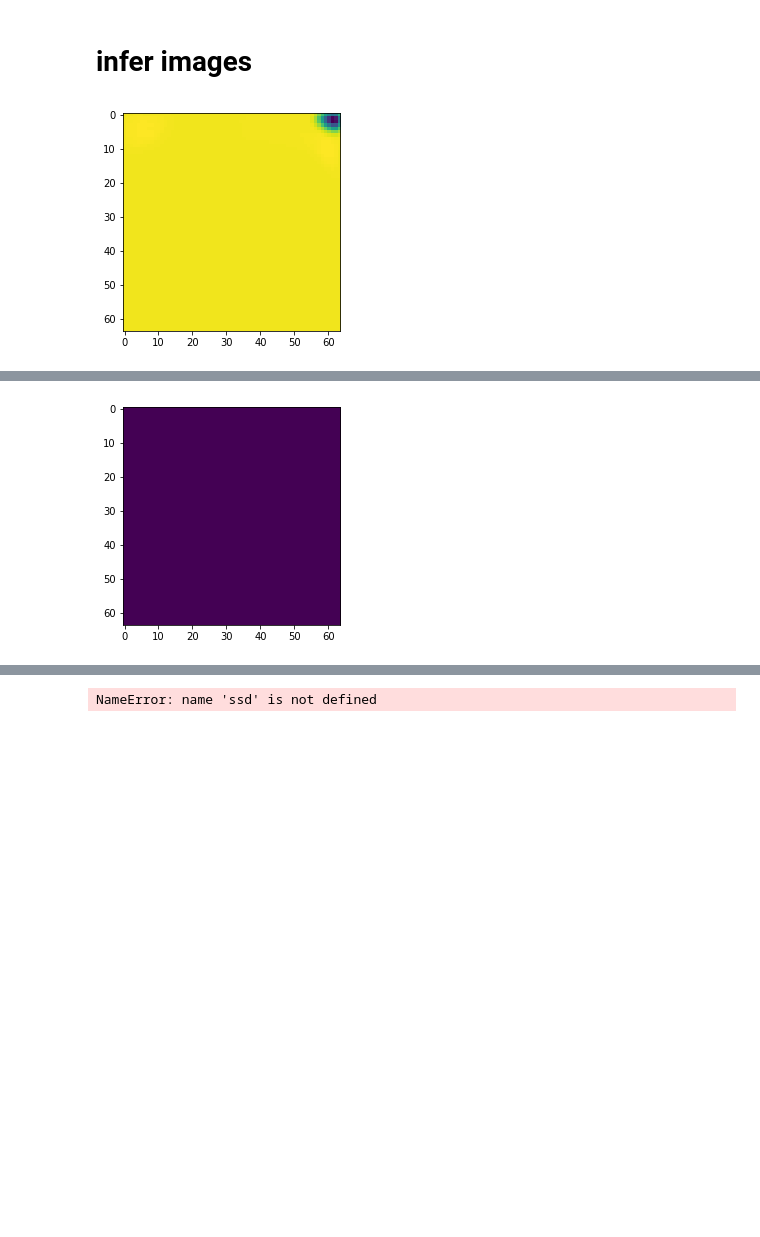
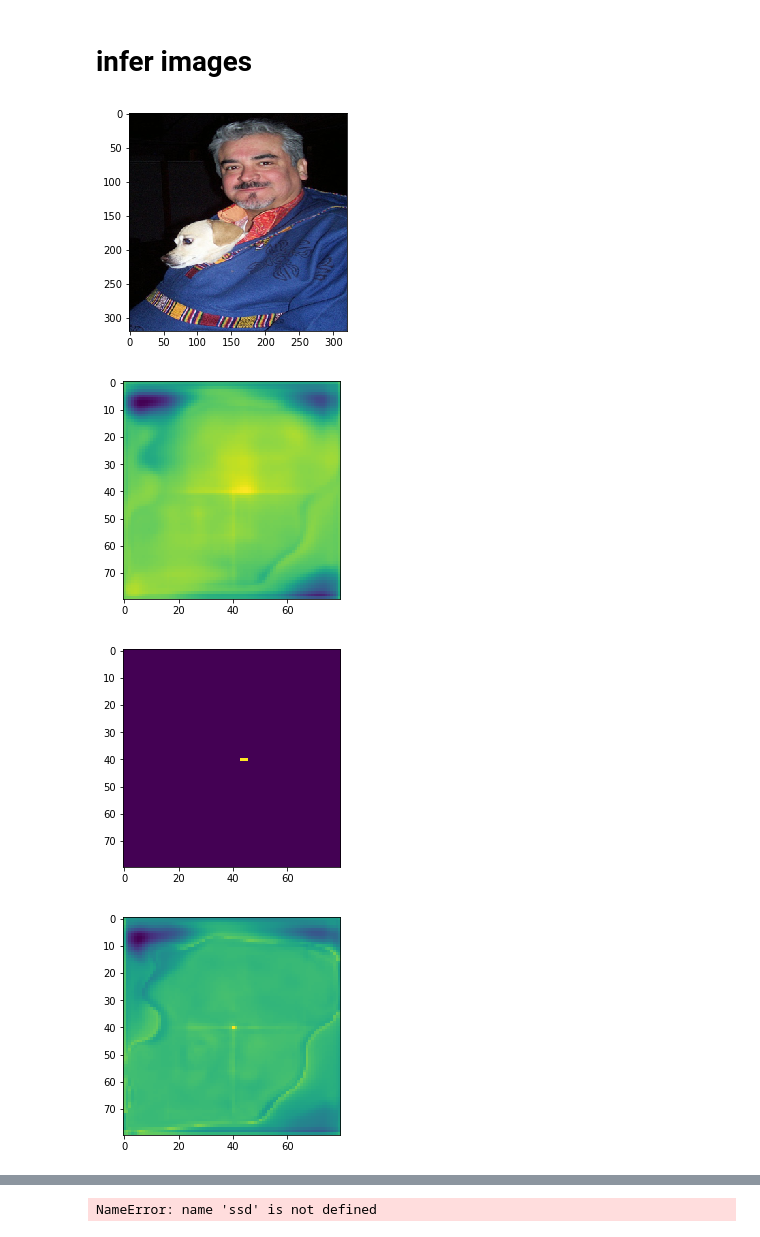
Before and after one commit to kentaroy47/centernet-from-scratch.pytorch, a Jupyter notebook: eval.ipynb, the cells around one changed output, grey strips where cells are left out. Saved outputs shown, nothing was run; the diff lists cells and outputs as text; code cells hidden in the pictures; blank space fills up the shorter version.

```diff
--- a/eval.ipynb
+++ b/eval.ipynb
@@ -32,7 +32,7 @@ scale = 1
 # %%
 num_class = 20 # for VOC
 batch_size = 32
-input_size = 256 # should be dividable with 32
+input_size = 320 # should be dividable with 32
 MODEL_SCALE = 4 # output heatmap scale
 # %%
 # set your VOCdevkit path here.
@@ -239,9 +239,10 @@ vis_bbox(img2, box, label_index=box[:,4], scores=box[:,5], label_names=voc_class
 # %%
 # wrap to function..
-def show_detection(img, hm, regr, thresh=0.7, input_size=256):
+def show_detection(img, hm, regr, thresh=0.5, input_size=256):
     hm = F.sigmoid(torch.from_numpy(hm)).numpy()
     print(hm.shape)
     where = np.where(hm > thresh)
+    #print(where)
 
     # center = [xmin,ymin, y, class, score]
     # box = xmin, ymin, xmax, ymax, class, score
@@ -251,18 +252,23 @@ def show_detection(img, hm, regr, thresh=0.7, input_size=256):
 
     center = []; box = [];
     for y,x,cls in zip(xs, ys, clss):
+        print(y,x,cls)
         score = hm[cls,x,y]
         w, h = regr[:, x, y] * input_size//MODEL_SCALE
 
         box.append(np.asarray([x-w/2,y-h/2,x+w/2,y+h/2,cls,score]))
         center.append(np.asarray([x,y,cls,score]))
-    print(center.shape)
+
     center = np.asarray(center)
+    print("center shape:", center.shape)
     box = np.asarray(box)
+    print("box shape:", box.shape)
 
     # scale box scale to original image
-    box[:, 0:4] *= MODEL_SCALE
-    center[:, 0:2] *= MODEL_SCALE
+    box[:,0:4] *= MODEL_SCALE
+    center[0:2] *= MODEL_SCALE
+
+    print(box)
 
     # Let's see if the center is encoded right
     img2 = cv2.resize(img, (input_size, input_size))
@@ -384,7 +390,7 @@ print("used device:", device)
 
 # ネットワークをGPUへ
 model.to(device)
-model.load_state_dict(torch.load('./weights/VOC_resnet18_256_200.pth'))
+model.load_state_dict(torch.load('./weights/VOC_resnet18_320_100.pth'))
 # %% [output]
 used device: cuda:0
 <All keys matched successfully>
@@ -392,21 +398,28 @@ used device: cuda:0
 # infer images
 # %%
 id = 0
-img, hm, regr = train_dataset2[id]
+img, hm, regr = val_dataset2[id]
 img2 = cv2.imread("../VOCdevkit/VOC2007/JPEGImages/00000{}.jpg".format(id+1))
 img2 = cv2.resize(img2, (input_size, input_size))
 img2 = cv2.cvtColor(img2, cv2.COLOR_BGR2RGB)
 
 img = img.to(device).unsqueeze(0)
 with torch.no_grad():
     hm, regr = model(img)
 
 hm = hm.cpu().numpy();regr = regr.cpu().numpy()
 
-plt.imshow(regr[0,0])
+plt.imshow(img2)
+plt.show()
+plt.imshow(hm[0,14])
 plt.show()
 plt.imshow(hm[0,14]>0)
 plt.show()
-#show_detection(img2, hm[0], regr[0], thresh=0.5, input_size=256)
+plt.imshow(regr[0,0])
+plt.show()
+show_detection(img2, hm[0], regr[0], thresh=0.5, input_size=256)
 # %% [output]
-[figure, old version]
+[figure, new version]
+[figure, new version]
+[figure, added]
+[figure, added]
@@ -414 +444,0 @@ plt.show()
-[figure, old version]
```
Also changed, not shown: parts of 8 cells of this notebook, 3 other files.
